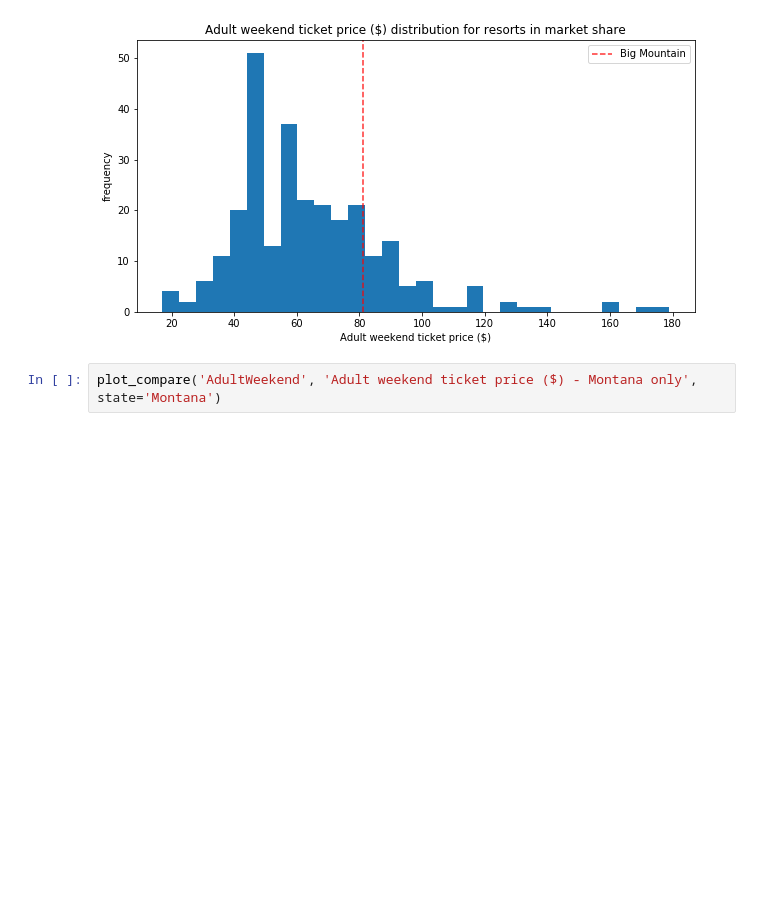
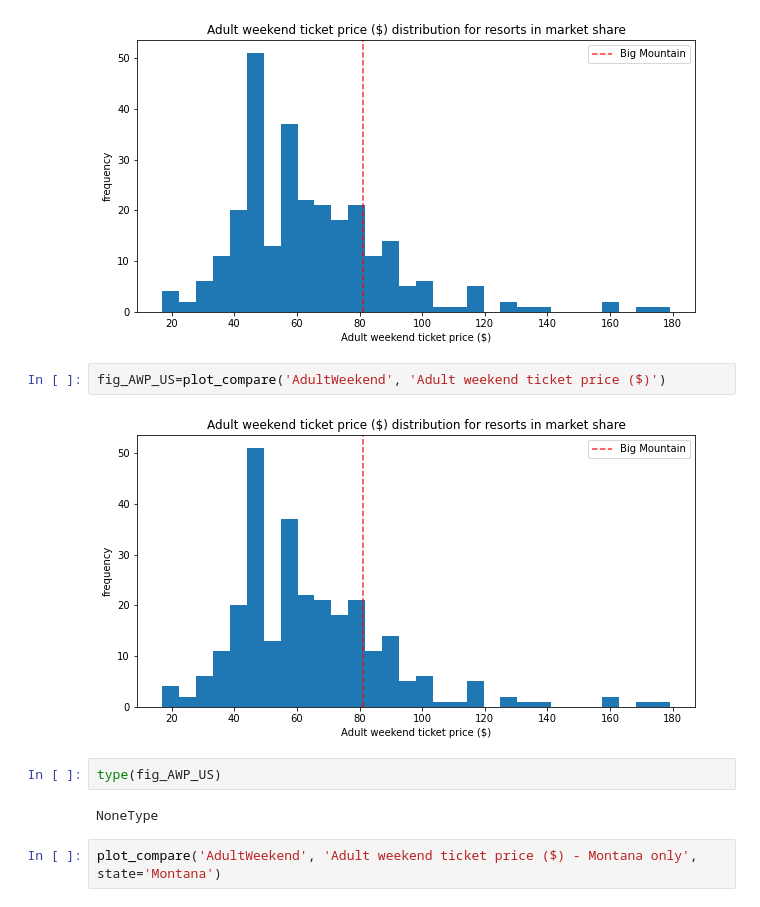
Before and after one commit to asullivan42/DataScienceGuidedCapstone, a Jupyter notebook: Notebooks/05_modeling.ipynb, the cells around one changed output. Saved outputs shown, nothing was run; the diff lists cells and outputs as text; blank space fills up the shorter version.

```diff
--- a/Notebooks/05_modeling.ipynb
+++ b/Notebooks/05_modeling.ipynb
@@ -213,6 +235,14 @@ Look at where Big Mountain sits overall amongst all resorts for price and for ju
 plot_compare('AdultWeekend', 'Adult weekend ticket price ($)')
 # %% [output]
 [figure]
+# %%
+fig_AWP_US=plot_compare('AdultWeekend', 'Adult weekend ticket price ($)')
+# %% [output]
+[figure, added]
+# %%
+type(fig_AWP_US)
+# %% [output]
+NoneType
 # %%
 plot_compare('AdultWeekend', 'Adult weekend ticket price ($) - Montana only', state='Montana')
 # %% [output]
```
Also changed, not shown: parts of 21 cells of this notebook, 7 other files.
